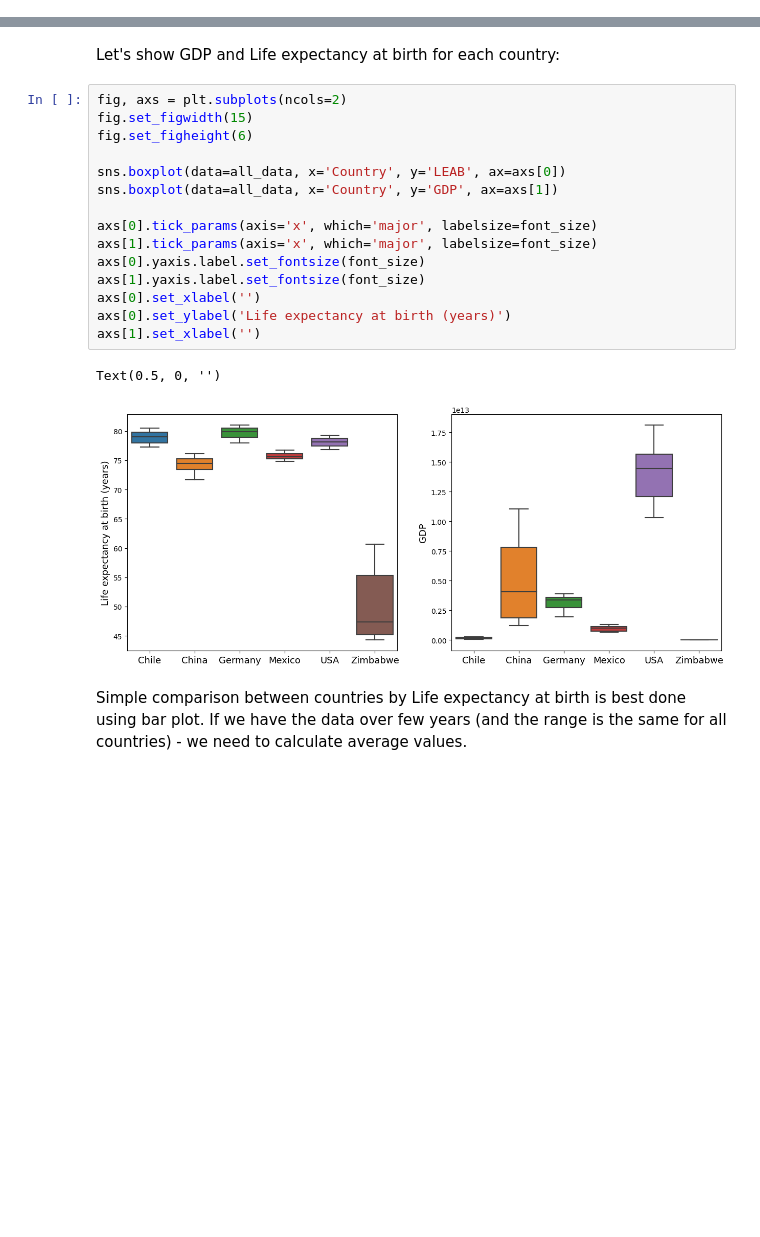
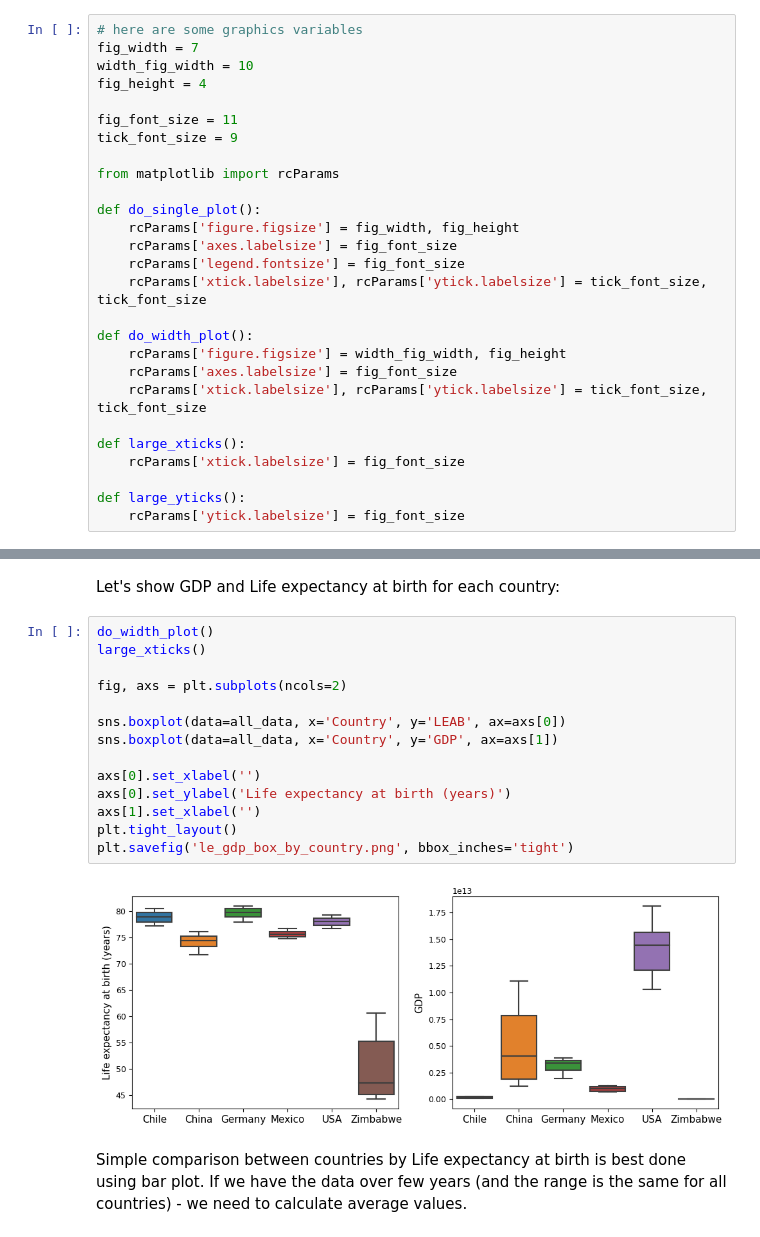
Before and after one commit to serhiykobyakov/Codecademy_projects, a Jupyter notebook: Life_expectancy_at_birth_vs_GDP/life_expectancy_gdp_SK.ipynb, the cells around one changed output, grey strips where cells are left out. Drawn from its saved outputs; the diff is of its cells as text; blank space fills up the shorter version.

Commit message:
plot size corrections

```diff
--- a/Life_expectancy_at_birth_vs_GDP/life_expectancy_gdp_SK.ipynb
+++ b/Life_expectancy_at_birth_vs_GDP/life_expectancy_gdp_SK.ipynb
@@ -22,3 +21,30 @@ font_size = 13
+# %%
+# here are some graphics variables
+fig_width = 7
+width_fig_width = 10
+fig_height = 4
+
+fig_font_size = 11
+tick_font_size = 9
+
+from matplotlib import rcParams
+
+def do_single_plot():
+    rcParams['figure.figsize'] = fig_width, fig_height
+    rcParams['axes.labelsize'] = fig_font_size
+    rcParams['legend.fontsize'] = fig_font_size
+    rcParams['xtick.labelsize'], rcParams['ytick.labelsize'] = tick_font_size, tick_font_size
+
+def do_width_plot():
+    rcParams['figure.figsize'] = width_fig_width, fig_height
+    rcParams['axes.labelsize'] = fig_font_size
+    rcParams['xtick.labelsize'], rcParams['ytick.labelsize'] = tick_font_size, tick_font_size
+
+def large_xticks():
+    rcParams['xtick.labelsize'] = fig_font_size
+
+def large_yticks():
+    rcParams['ytick.labelsize'] = fig_font_size
 # %% [markdown]
 Reading the data and curbing some long headers:
 # %%
@@ -89,23 +115,21 @@ Zimbabwe years: [2000 2001 2002 2003 2004 2005 2006 2007 2008 2009 2010 2011 201
 # %% [markdown]
 Let's show GDP and Life expectancy at birth for each country:
 # %%
+do_width_plot()
+large_xticks()
+
 fig, axs = plt.subplots(ncols=2)
-fig.set_figwidth(15)
-fig.set_figheight(6)
 
 sns.boxplot(data=all_data, x='Country', y='LEAB', ax=axs[0])
 sns.boxplot(data=all_data, x='Country', y='GDP', ax=axs[1])
 
-axs[0].tick_params(axis='x', which='major', labelsize=font_size)
-axs[1].tick_params(axis='x', which='major', labelsize=font_size)
-axs[0].yaxis.label.set_fontsize(font_size)
-axs[1].yaxis.label.set_fontsize(font_size)
 axs[0].set_xlabel('')
 axs[0].set_ylabel('Life expectancy at birth (years)')
 axs[1].set_xlabel('')
+plt.tight_layout()
+plt.savefig('le_gdp_box_by_country.png', bbox_inches='tight')
 # %% [output]
-Text(0.5, 0, '')
-[figure, old version]
+[figure, new version]
 # %% [markdown]
 Simple comparison between countries by Life expectancy at birth is best done using bar plot. If we have the data over few years (and the range is the same for all countries) - we need to calculate average values.
 # %%
```
Also changed, not shown: parts of 10 cells of this notebook.
